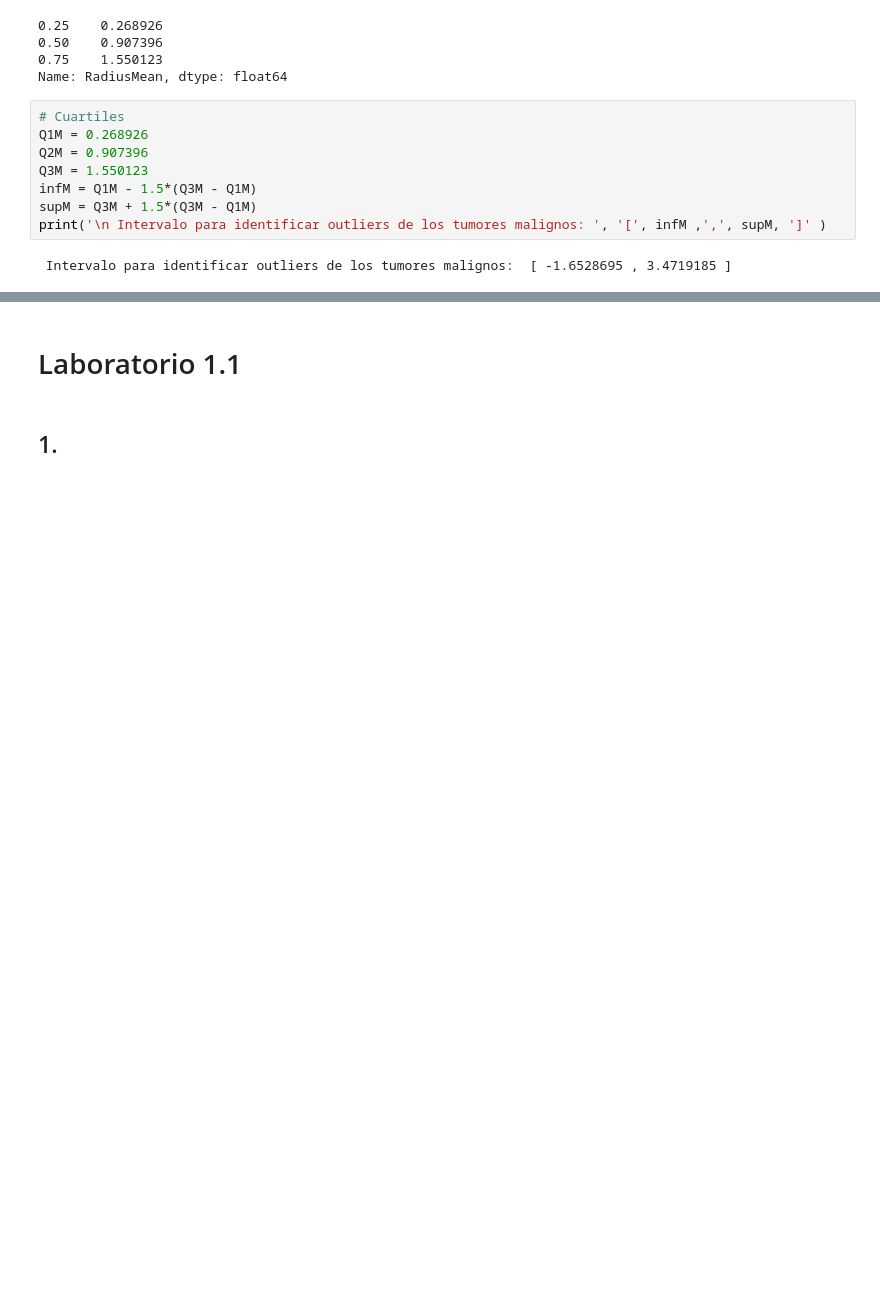
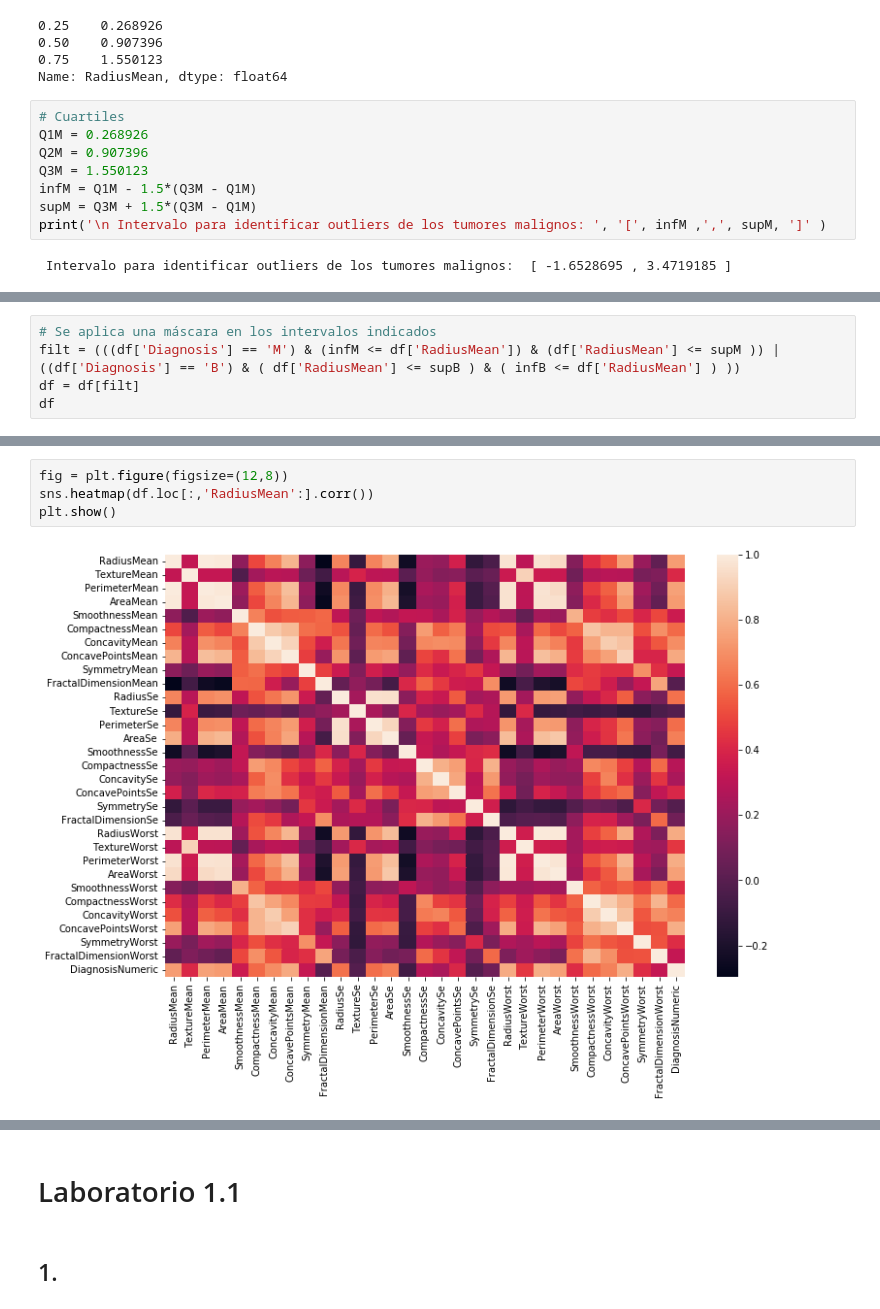
Before and after one commit to hernansalinas/Curso_aprendizaje_estadistico, a Jupyter notebook: Tareas/Restrepo-9709/Laboratorio_1.ipynb, the cells around one changed output, grey strips where cells are left out. Saved outputs shown, nothing was run; the diff lists cells and outputs as text; blank space fills up the shorter version.

```diff
--- a/Tareas/Restrepo-9709/Laboratorio_1.ipynb
+++ b/Tareas/Restrepo-9709/Laboratorio_1.ipynb
@@ -434,0 +420,5 @@ ValueError: not enough values to unpack (expected 2, got 0)
+# %%
+# Se aplica una máscara en los intervalos indicados
+filt = (((df['Diagnosis'] == 'M') & (infM <= df['RadiusMean']) & (df['RadiusMean'] <= supM )) | ((df['Diagnosis'] == 'B') & ( df['RadiusMean'] <= supB ) & ( infB <= df['RadiusMean'] ) ))
+df = df[filt]
+df
@@ -436,0 +501,6 @@ ValueError: not enough values to unpack (expected 2, got 0)
+# %%
+fig = plt.figure(figsize=(12,8))
+sns.heatmap(df.loc[:,'RadiusMean':].corr())
+plt.show()
+# %% [output]
+[figure, added]
```
Also changed, not shown: parts of 22 cells of this notebook.
